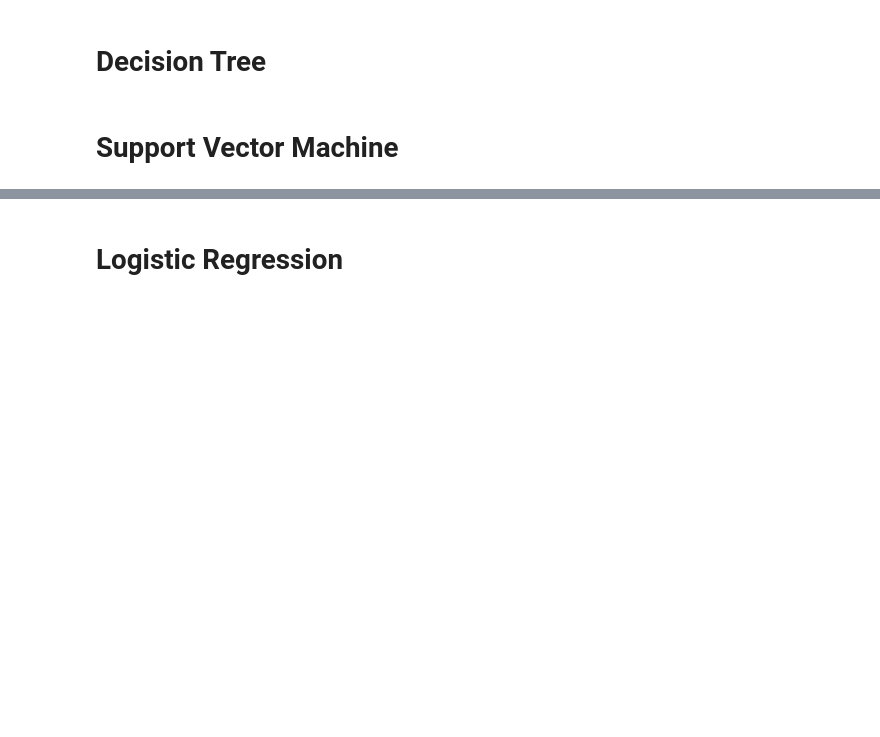
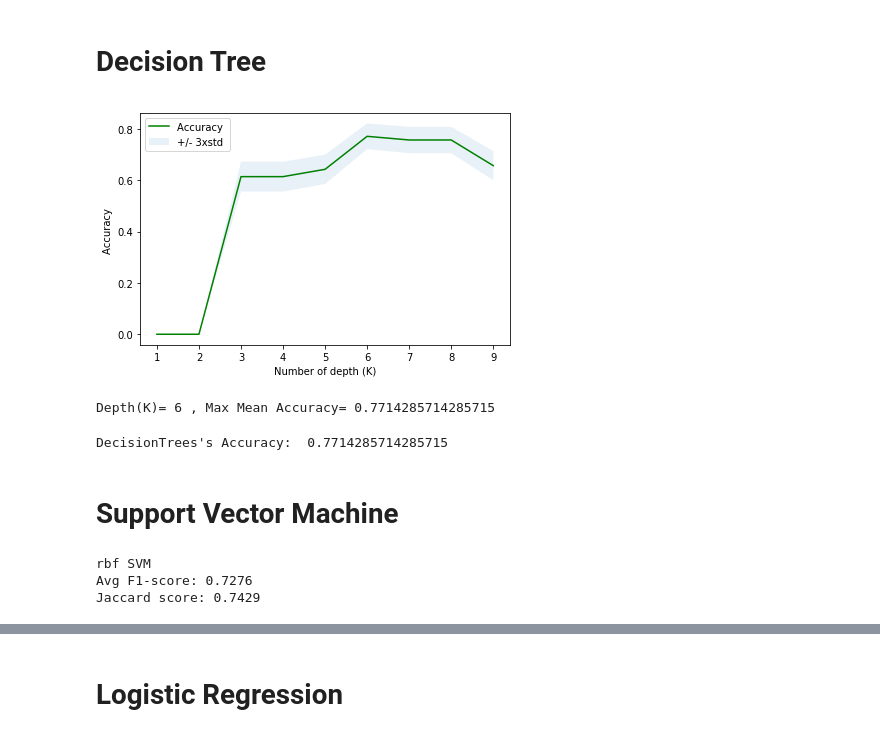
Before and after one commit to lamchankuen/ML0101EN-Proj-Loan, a Jupyter notebook: ML0101EN-Proj-Loan.ipynb, the cells around one changed output, grey strips where cells are left out. Saved outputs shown, nothing was run; the diff lists cells and outputs as text; code cells hidden in the pictures; blank space fills up the shorter version.

```diff
--- a/ML0101EN-Proj-Loan.ipynb
+++ b/ML0101EN-Proj-Loan.ipynb
@@ -338,2 +333,60 @@ Test set Accuracy:  0.7857142857142857
+# %%
+#Calculate the accuracy of Decistion Tree for different Ks.
+Ks = 10
+mean_acc = np.zeros((Ks-1))
+std_acc = np.zeros((Ks-1))
+ConfustionMx = [];
+for n in range(3,Ks):
+
+    #Train Model and Predict
+    loanTree = DecisionTreeClassifier(criterion="entropy", max_depth = n)
+    loanTree.fit(X_train,y_train)
+    predTree = loanTree.predict(X_test)
+    mean_acc[n-1] = metrics.accuracy_score(y_test, predTree)
+    std_acc[n-1]=np.std(predTree==y_test)/np.sqrt(predTree.shape[0])
+
+mean_acc
+
+#Plot model accuracy for Different number of Neighbors
+plt.plot(range(1,Ks),mean_acc,'g')
+plt.fill_between(range(1,Ks),mean_acc - 1 * std_acc,mean_acc + 1 * std_acc, alpha=0.10)
+plt.legend(('Accuracy ', '+/- 3xstd'))
+plt.ylabel('Accuracy ')
+plt.xlabel('Number of depth (K)')
+plt.tight_layout()
+plt.show()
+
+print( "Depth(K)=",mean_acc.argmax()+1, ", Max Mean Accuracy=", mean_acc.max())
+# %% [output]
+[figure, added]
+Depth(K)= 6 , Max Mean Accuracy= 0.7714285714285715
+# %%
+#Set Depth=6 from best resulta above
+loanTree = DecisionTreeClassifier(criterion="entropy", max_depth = 6)
+
+#Next, we will fit the data with the training feature matrix X_trainset and training response vector y_trainset
+loanTree.fit(X_train,y_train)
+
+# Prediction
+# Let's make some predictions on the testing dataset and store it into a variable called predTree.
+predTree = loanTree.predict(X_test)
+print("DecisionTrees's Accuracy: ", metrics.accuracy_score(y_test, predTree))
+# %% [output]
+DecisionTrees's Accuracy:  0.7714285714285715
 # %% [markdown]
 # Support Vector Machine
+# %%
+from sklearn import svm
+from sklearn.metrics import f1_score
+from sklearn.metrics import jaccard_similarity_score
+
+clf = svm.SVC(kernel='rbf', gamma='auto' )
+clf.fit(X_train, y_train)
+yhatSVM = clf.predict(X_test)
+print("rbf SVM")
+print("Avg F1-score: %.4f" % f1_score(y_test, yhatSVM, average='weighted'))
+print("Jaccard score: %.4f" % jaccard_similarity_score(y_test, yhatSVM))
+# %% [output]
+rbf SVM
+Avg F1-score: 0.7276
+Jaccard score: 0.7429
```
Also changed, not shown: parts of 14 cells of this notebook.
